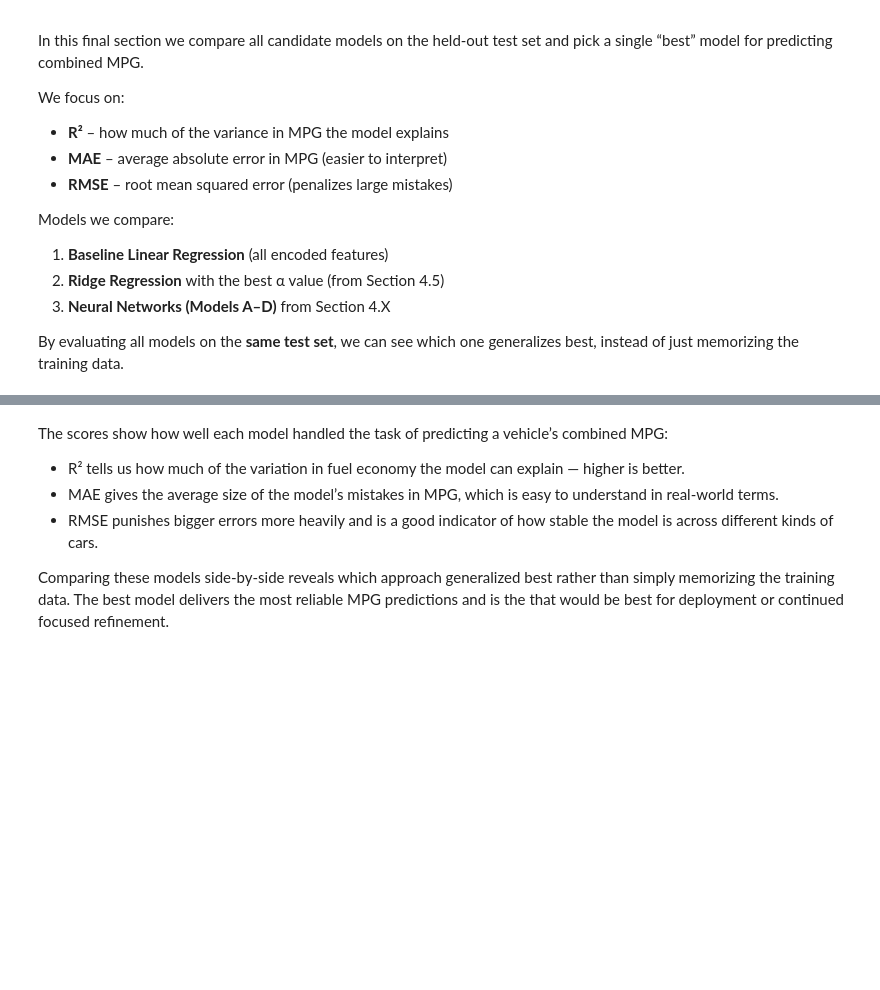
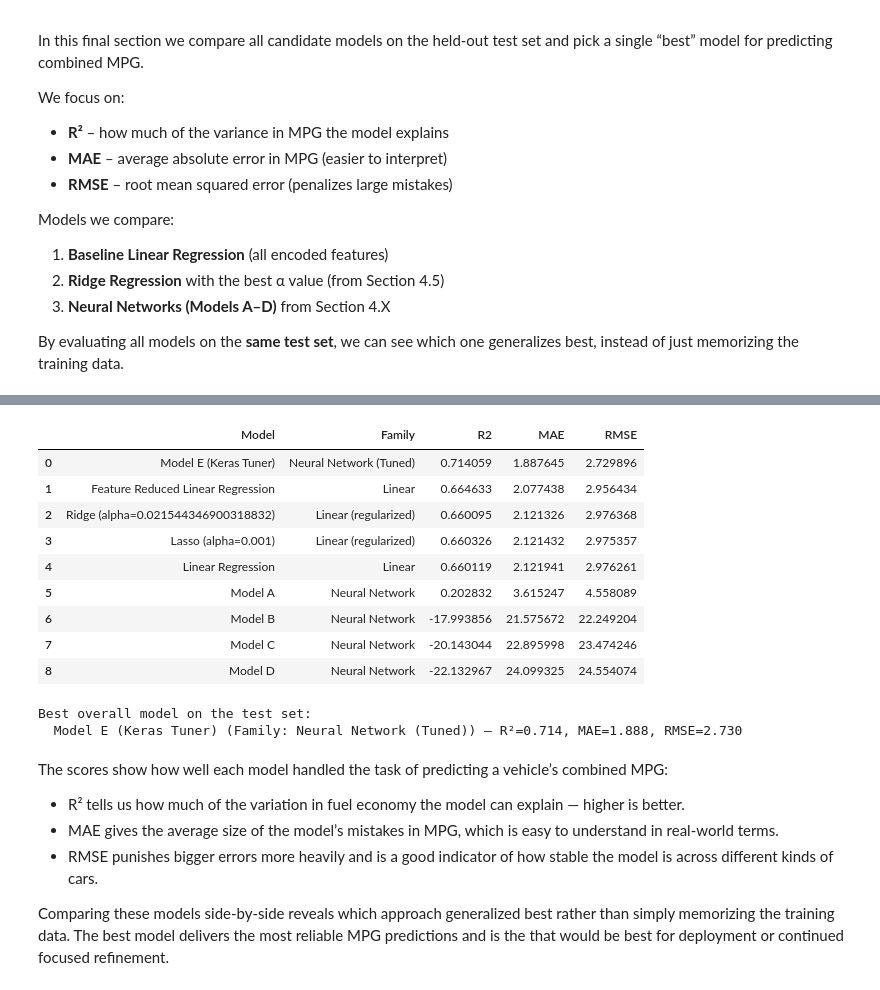
Before and after one commit to veryconfusedlol/sdse-final-project, a Jupyter notebook: sdse-final-project-formatted-1.ipynb, the cells around one changed output, grey strips where cells are left out. Drawn from its saved outputs; the diff is of its cells as text; code cells hidden in the pictures; blank space fills up the shorter version.

```diff
--- a/sdse-final-project-formatted-1.ipynb
+++ b/sdse-final-project-formatted-1.ipynb
@@ -833,7 +872,7 @@ instead of just memorizing the training data.
 # %%
 results_summary = []
 
-# 1. Plain Linear Regression
+# Plain Linear Regression
 y_pred_lr = model_LR.predict(X_test_enc)
 mse_lr = mean_squared_error(y_test, y_pred_lr)
 rmse_lr = np.sqrt(mse_lr)
@@ -852,7 +891,7 @@ mse_lr_fs = mean_squared_error(y_test, y_pred_lr_fs)
 rmse_lr_fs = np.sqrt(mse_lr_fs)
 
 results_summary.append({
-    "Model": "Linear Regression",
+    "Model": "Feature Reduced Linear Regression",
     "Family": "Linear",
     "R2": r2_score(y_test, y_pred_lr_fs),
     "MAE": mean_absolute_error(y_test, y_pred_lr_fs),
@@ -860,7 +899,7 @@ results_summary.append({
 })
 
 
-# 2. Best Ridge Regression
+# Best Ridge Regression
 model_ridge_best.fit(X_train_enc, y_train)
 y_pred_ridge = model_ridge_best.predict(X_test_enc)
 
@@ -868,16 +907,29 @@ mse_ridge = mean_squared_error(y_test, y_pred_ridge)
 rmse_ridge = np.sqrt(mse_ridge)
 
 results_summary.append({
-    "Model": f"Ridge (alpha={best_alpha})",
+    "Model": f"Ridge (alpha={best_alpha_ridge})",
     "Family": "Linear (regularized)",
     "R2": r2_score(y_test, y_pred_ridge),
     "MAE": mean_absolute_error(y_test, y_pred_ridge),
     "RMSE": rmse_ridge,
 })
 
-#
+# Best Lasso Regression
+model_lasso_best.fit(X_train_enc, y_train)
+y_pred_lasso = model_lasso_best.predict(X_test_enc)
 
-# 3. Neural Networks A–D
+mse_lasso = mean_squared_error(y_test, y_pred_lasso)
+rmse_lasso = np.sqrt(mse_lasso)
+
+results_summary.append({
+    "Model": f"Lasso (alpha={best_alpha_lasso})",
+    "Family": "Linear (regularized)",
+    "R2": r2_score(y_test, y_pred_lasso),
+    "MAE": mean_absolute_error(y_test, y_pred_lasso),
+    "RMSE": rmse_lasso,
+})
+
+# Neural Networks A–D
 for name, nn_model in models.items():
     y_pred_nn = nn_model.predict(X_test_enc).flatten()
     mse_nn = mean_squared_error(y_test, y_pred_nn)
@@ -909,7 +961,7 @@ print("Test-set performance of all models:\n")
 display(results_df)
 
 best_row = results_df.iloc[0]
-print("\nBest overall model on the test set:")
+print("Best overall model on the test set:")
 print(f"  {best_row['Model']} "
       f"(Family: {best_row['Family']}) "
       f"— R²={best_row['R2']:.3f}, MAE={best_row['MAE']:.3f}, RMSE={best_row['RMSE']:.3f}")
@@ -918,3 +975,15 @@ ValueError: X has 17 features, but LinearRegression is expecting 12 features as
+|  | Model | Family | R2 | MAE | RMSE |
+| 0 | Model E (Keras Tuner) | Neural Network (Tuned) | 0.714059 | 1.887645 | 2.729896 |
+| 1 | Feature Reduced Linear Regression | Linear | 0.664633 | 2.077438 | 2.956434 |
+| 2 | Ridge (alpha=0.021544346900318832) | Linear (regularized) | 0.660095 | 2.121326 | 2.976368 |
+| 3 | Lasso (alpha=0.001) | Linear (regularized) | 0.660326 | 2.121432 | 2.975357 |
+| 4 | Linear Regression | Linear | 0.660119 | 2.121941 | 2.976261 |
+| 5 | Model A | Neural Network | 0.202832 | 3.615247 | 4.558089 |
+| 6 | Model B | Neural Network | -17.993856 | 21.575672 | 22.249204 |
+| 7 | Model C | Neural Network | -20.143044 | 22.895998 | 23.474246 |
+| 8 | Model D | Neural Network | -22.132967 | 24.099325 | 24.554074 |
+Best overall model on the test set:
+  Model E (Keras Tuner) (Family: Neural Network (Tuned)) — R²=0.714, MAE=1.888, RMSE=2.730
 # %% [markdown]
 The scores show how well each model handled the task of predicting a vehicle’s combined MPG:
 - R² tells us how much of the variation in fuel economy the model can explain — higher is better.
```
Also changed, not shown: parts of 9 cells of this notebook.
